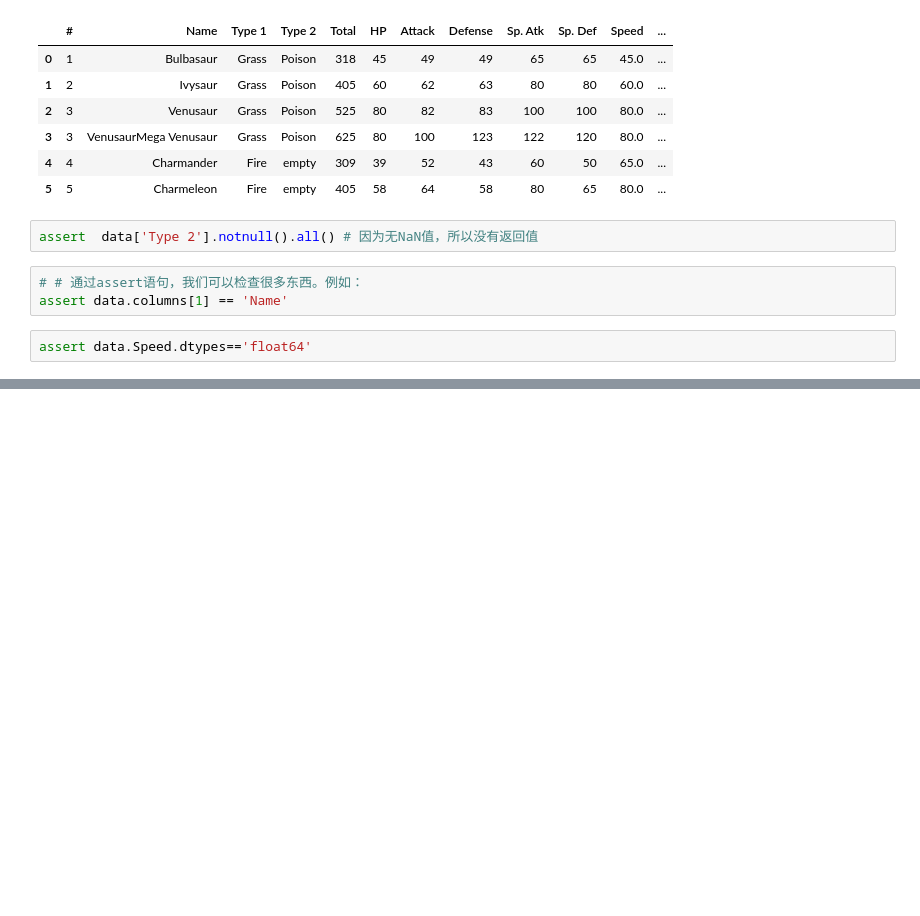
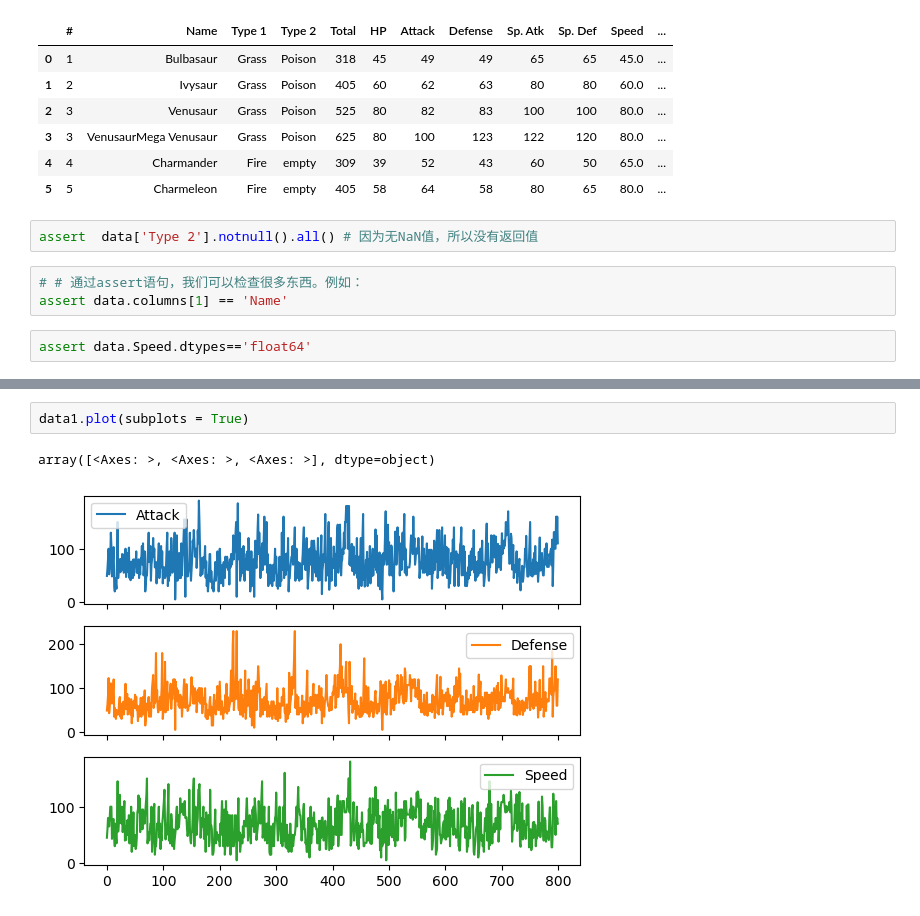
Before and after one commit to eastlong/data-analysis, a Jupyter notebook: DataScience入门教程.ipynb, the cells around one changed output, grey strips where cells are left out. Saved outputs shown, nothing was run; the diff lists cells and outputs as text; blank space fills up the shorter version.

```diff
--- a/DataScience入门教程.ipynb
+++ b/DataScience入门教程.ipynb
@@ -469,0 +542,5 @@ assert data.Speed.dtypes=='float64'
+# %%
+data1.plot(subplots = True)
+# %% [output]
+array([<Axes: >, <Axes: >, <Axes: >], dtype=object)
+[figure, added]
```
Also changed, not shown: parts of 26 cells of this notebook, 1 other file.
